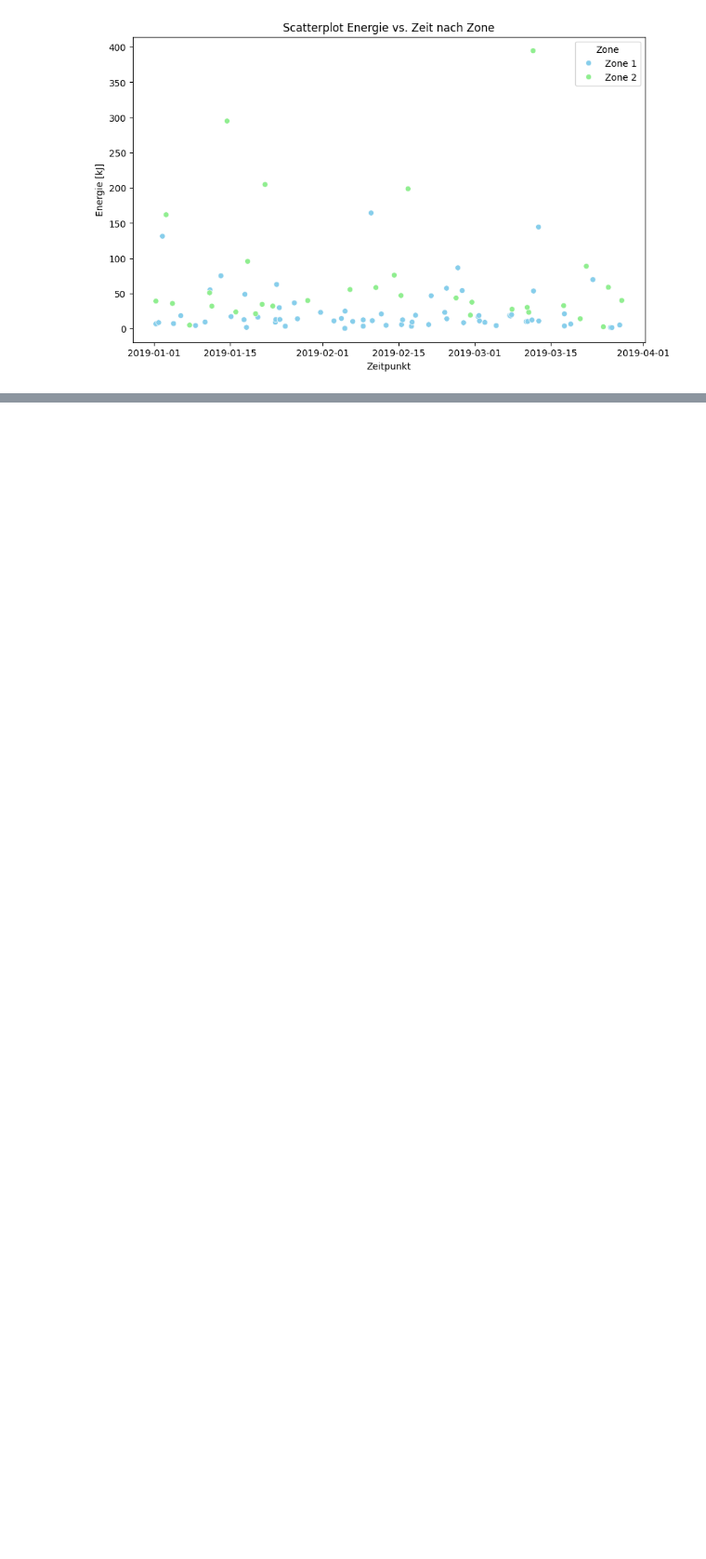
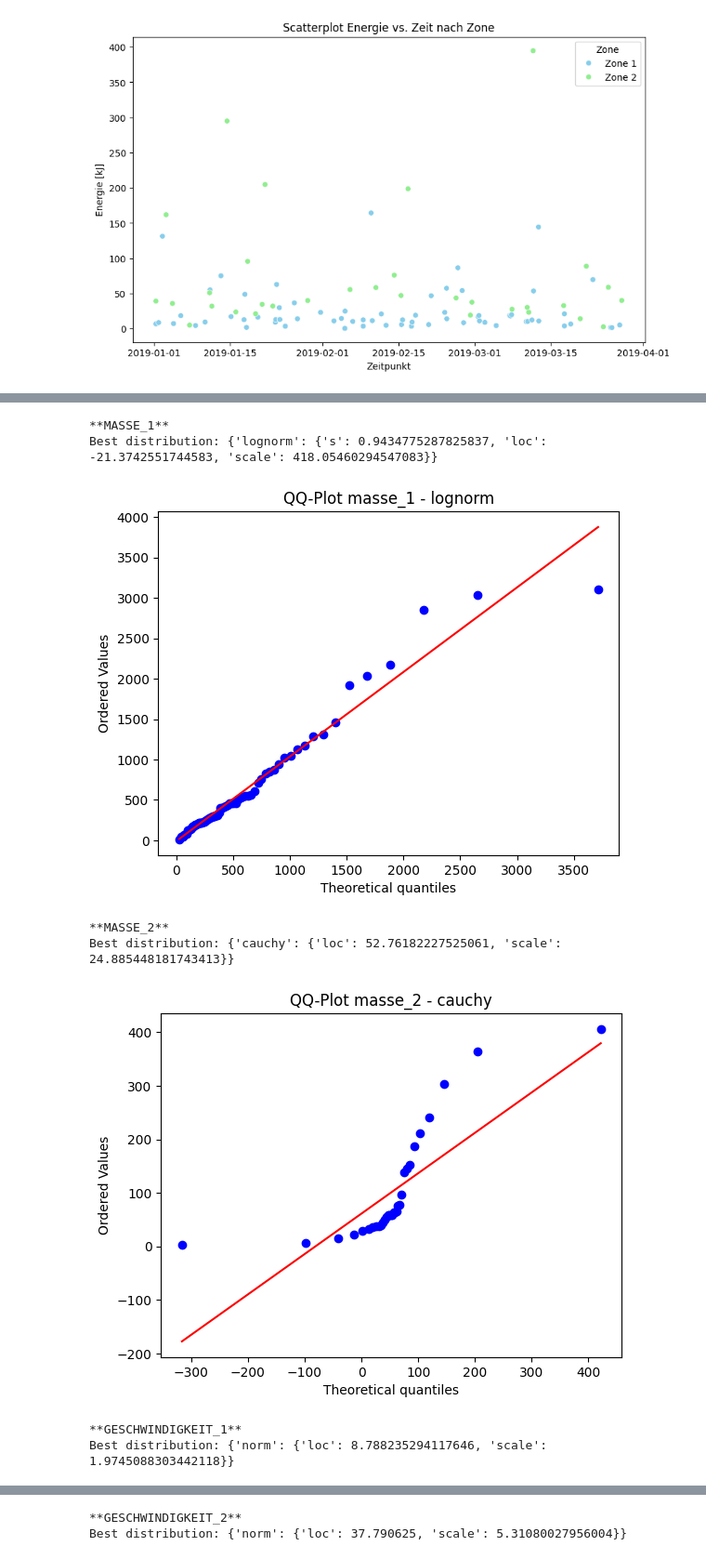
Before and after one commit to Steff72/cwm1, a Jupyter notebook: notebook/cwm1.ipynb, the cells around one changed output, grey strips where cells are left out. Shown at 93% size. Saved outputs shown, nothing was run; the diff lists cells and outputs as text; code cells hidden in the pictures; blank space fills up the shorter version.

```diff
--- a/notebook/cwm1.ipynb
+++ b/notebook/cwm1.ipynb
@@ -285,0 +409,26 @@ Da wir zuwenige Daten für eine Beurteilung des Risikos haben, generieren wir me
+# %%
+# function for qq-plot
+def plot_qq(title: str) -> None:
+    # plt.figure(figsize=(10, 6))
+    print(f"\n**{title.upper()}**")
+    print(f"Best distribution: {dataset[title]['fitter'].get_best(method='sumsquare_error')}")
+    best_distribution = list(dataset[title]['fitter'].get_best(method='sumsquare_error').keys())[0]
+    data = dataset[title]['data']
+    params = dataset[title]['fitter'].fitted_param[best_distribution]
+    dist = getattr(stats, best_distribution)
+    stats.probplot(data, dist=dist, sparams=params, plot=plt)
+    plt.title(f'QQ-Plot {title} - {best_distribution}')
+    plt.show()
+# %%
+# let's qq-plot them all
+for key in dataset.keys():
+    plot_qq(key)
+# %% [output]
+**MASSE_1**
+Best distribution: {'lognorm': {'s': 0.9434775287825837, 'loc': -21.3742551744583, 'scale': 418.05460294547083}}
+[figure, added]
+**MASSE_2**
+Best distribution: {'cauchy': {'loc': 52.76182227525061, 'scale': 24.885448181743413}}
+[figure, added]
+**GESCHWINDIGKEIT_1**
+Best distribution: {'norm': {'loc': 8.788235294117646, 'scale': 1.9745088303442118}}
@@ -285,0 +436,2 @@ Da wir zuwenige Daten für eine Beurteilung des Risikos haben, generieren wir me
+**GESCHWINDIGKEIT_2**
+Best distribution: {'norm': {'loc': 37.790625, 'scale': 5.31080027956004}}
```
Also changed, not shown: parts of 13 cells of this notebook, 2 other files.
